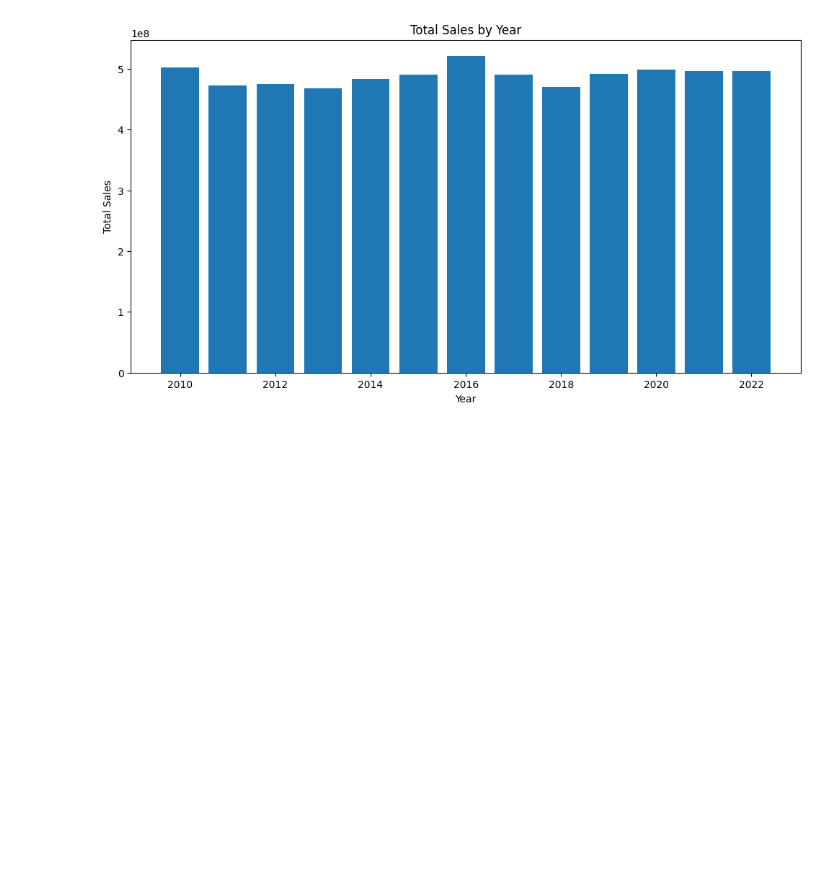
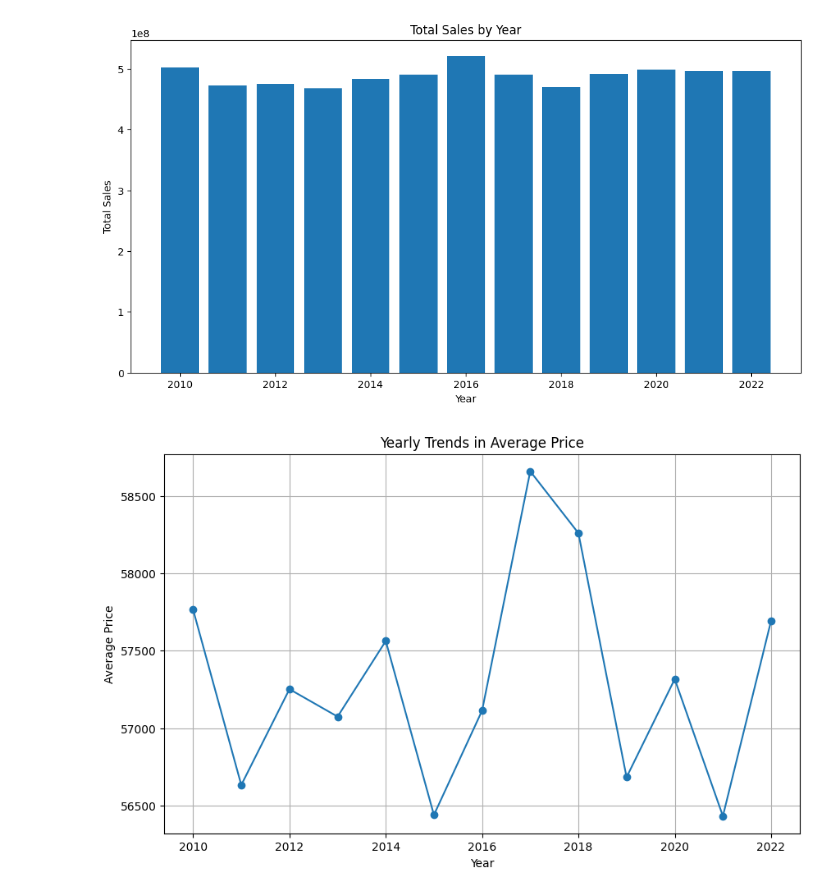
Before and after one commit to siddhantbhattarai/AI-Pre-Foundation, a Jupyter notebook: Day_5_Visualization_Exercise.ipynb, the cells around one changed output. Saved outputs shown, nothing was run; the diff lists cells and outputs as text; code cells hidden in the pictures; blank space fills up the shorter version.

```diff
--- a/Day_5_Visualization_Exercise.ipynb
+++ b/Day_5_Visualization_Exercise.ipynb
@@ -129,3 +129,15 @@ plt.ylabel('Total Sales')
 plt.show()
 # %% [output]
 [figure]
+# %%
+# 6. Line plot: Yearly trends in average price
+yearly_avg_price = new_df.groupby('Year')['Avg_Price'].mean()
+plt.figure(figsize=(10, 6))
+plt.plot(yearly_avg_price.index, yearly_avg_price.values, marker='o')
+plt.title('Yearly Trends in Average Price')
+plt.xlabel('Year')
+plt.ylabel('Average Price')
+plt.grid(True)
+plt.show()
+# %% [output]
+[figure, added]
```
Also changed, not shown: parts of 2 cells of this notebook.
